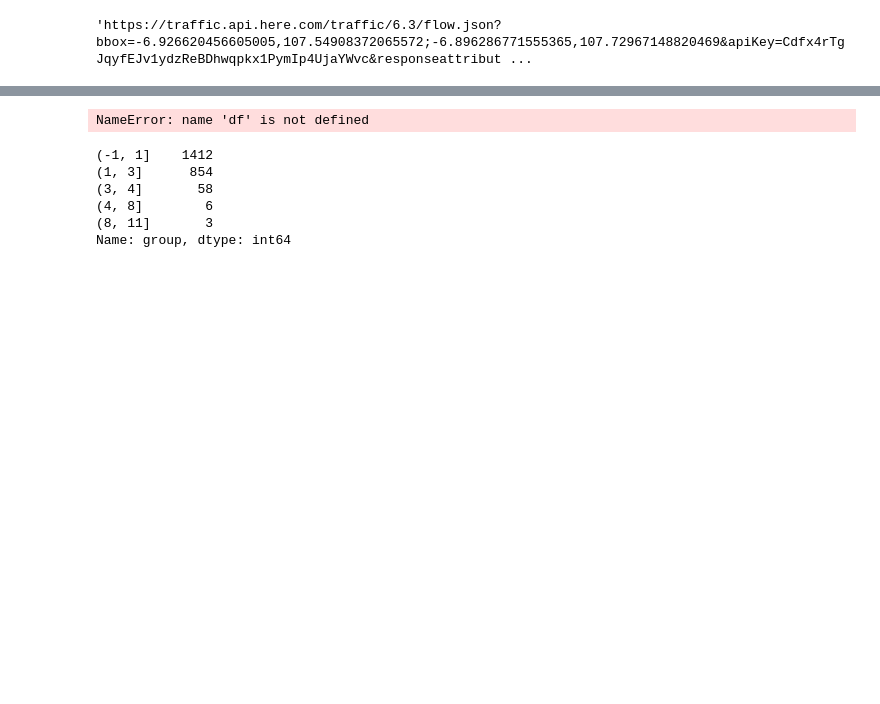
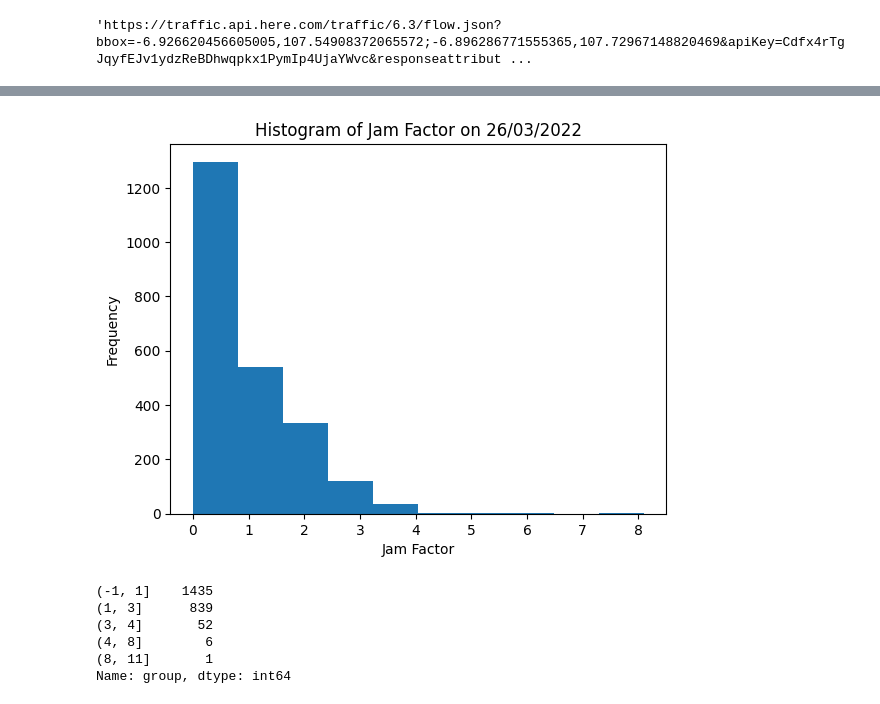
Before and after one commit to ditarnnt/Bandung-Traffic, a Jupyter notebook: Dataframe.ipynb, the cells around one changed output, grey strips where cells are left out. Saved outputs shown, nothing was run; the diff lists cells and outputs as text; code cells hidden in the pictures; blank space fills up the shorter version.

```diff
--- a/Dataframe.ipynb
+++ b/Dataframe.ipynb
@@ -63,6 +63,8 @@ def dataframe (filename):
         rows.append([description, length, latitudes, longitudes, speed, freeflow, jamfactor])
 
     return (pd.DataFrame(rows, columns=['Description', 'Length', 'Latitudes', 'Longitudes', 'Speed', 'FreeFlow', 'JamFactor']))
+# %%
+df = dataframe('2023-03-28 20-19-22.json')
 # %%
 df
 # %% [output]
@@ -80,33 +97,33 @@ NameError: name 'gdf' is not defined
 # %%
 import matplotlib.pyplot as plt
 
 # Create a histogram plot
-plt.hist(df['JamFactor'], bins=10)
+plt.hist(gdf['JamFactor'], bins=10)
 
 # Set the title and labels
 plt.title('Histogram of Jam Factor on 26/03/2022')
 plt.xlabel('Jam Factor')
 plt.ylabel('Frequency')
 
 # Show the plot
 plt.show()
 # %% [output]
-NameError: name 'df' is not defined
+[figure, added]
 # %%
 bin_edges = [-1, 1, 3, 4, 8, 11]
 
 # use pd.cut to categorize the 'jamFactor' column
-df['jamFactor_category'] = pd.cut(df['JamFactor'], bins=bin_edges)
+gdf['jamFactor_category'] = pd.cut(gdf['JamFactor'], bins=bin_edges)
 
-df['group'] = df['jamFactor_category']
+gdf['group'] = gdf['jamFactor_category']
 # print the count of observations in each category
-print(df['group'].value_counts())
+print(gdf['group'].value_counts())
 # %% [output]
-(-1, 1]    1412
-(1, 3]      854
-(3, 4]       58
+(-1, 1]    1435
+(1, 3]      839
+(3, 4]       52
 (4, 8]        6
-(8, 11]       3
+(8, 11]       1
 Name: group, dtype: int64
 # %%
 gdf.sort_values("JamFactor").plot(column="group", cmap='RdYlGn_r', categorical=True, linewidth=.5)
```
Also changed, not shown: parts of 11 cells of this notebook.
